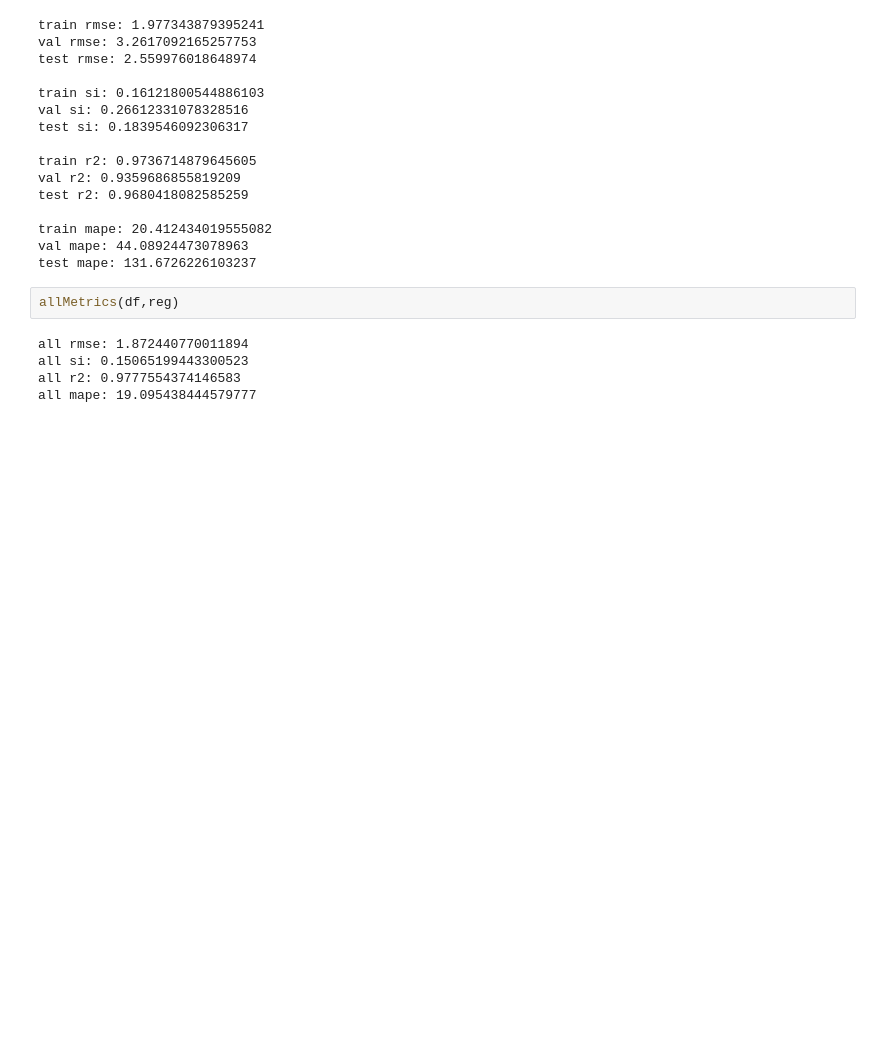
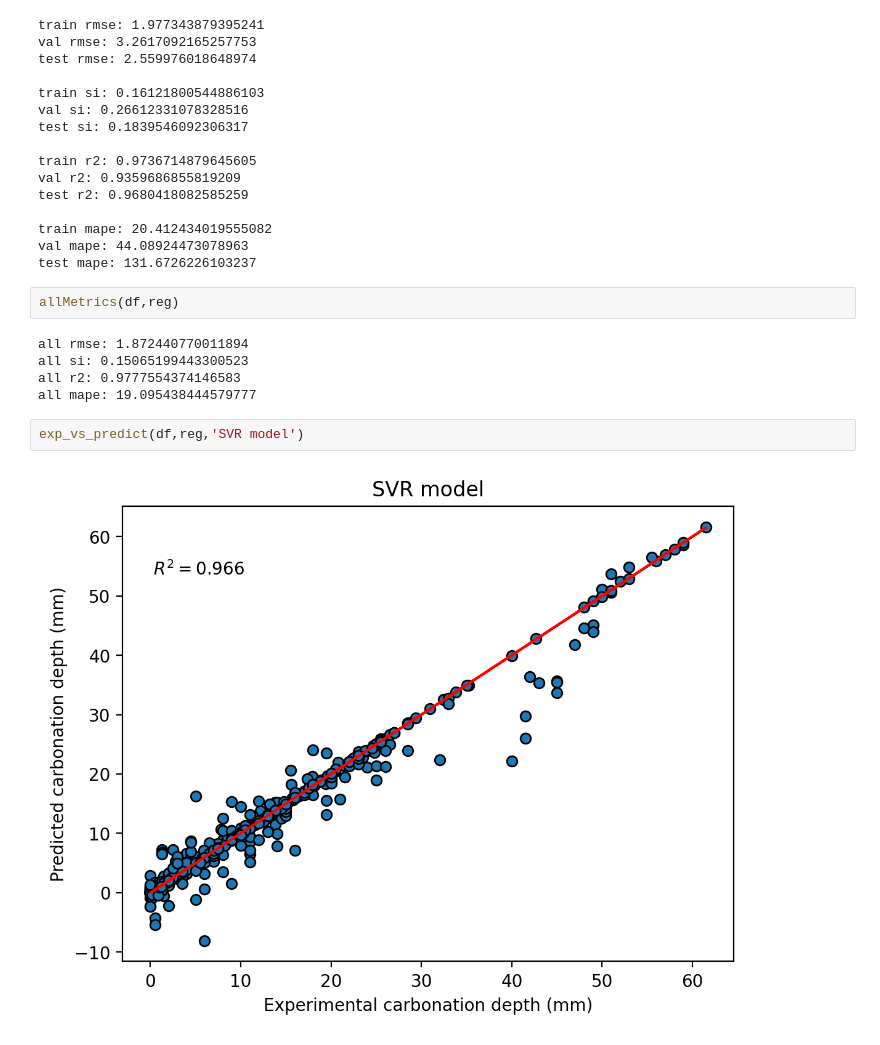
Before and after one commit to Mayank-3e/mtp-2, a Jupyter notebook: svm_outliers.ipynb, the cells around one changed output. Cells and saved outputs as stored; diff of their text form; blank space fills up the shorter version.

```diff
--- a/svm_outliers.ipynb
+++ b/svm_outliers.ipynb
@@ -84,3 +85,7 @@ all rmse: 1.872440770011894
 all si: 0.15065199443300523
 all r2: 0.9777554374146583
 all mape: 19.095438444579777
+# %%
+exp_vs_predict(df,reg,'SVR model')
+# %% [output]
+[figure, added]
```
Also changed, not shown: parts of 1 cell of this notebook, 10 other files.
